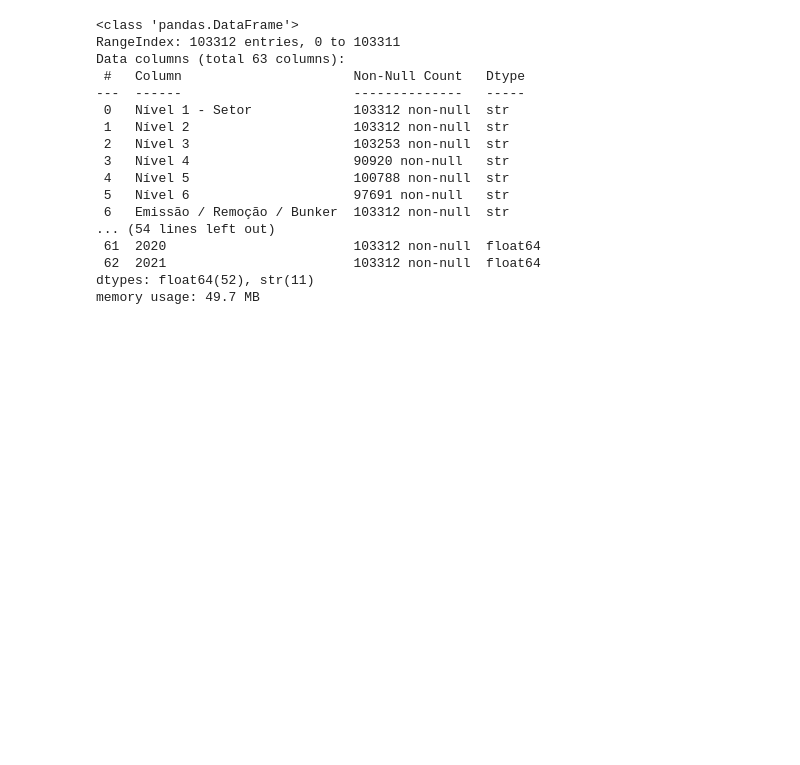
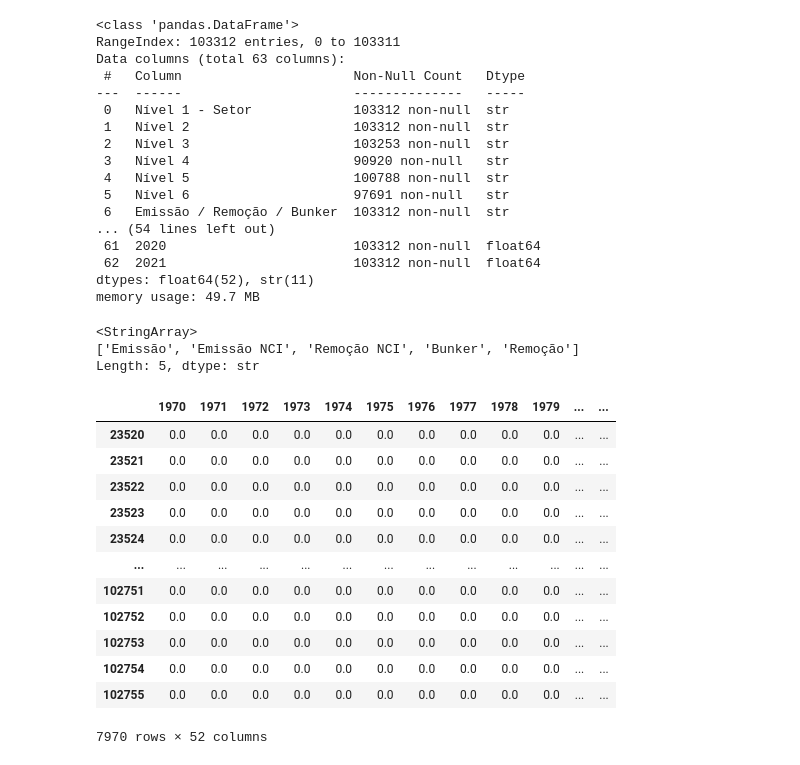
Before and after one commit to JulianoGarciaG/estudos-python, a Jupyter notebook: Pandas-Agrupando-Dados/Aula01/aula01.ipynb, the cells around one changed output. Saved outputs shown, nothing was run; the diff lists cells and outputs as text; code cells hidden in the pictures; blank space fills up the shorter version.

```diff
--- a/Pandas-Agrupando-Dados/Aula01/aula01.ipynb
+++ b/Pandas-Agrupando-Dados/Aula01/aula01.ipynb
@@ -1,7 +1,7 @@
 # %%
 import pandas as pd
 # %%
-url = r'C:\Users\JulianoGarciaGregóri\OneDrive - PerformaIT Cons. e Des. de Softwares\Documentos\estudos-python\Pandas-Agrupando-Dados\1-SEEG10_GERAL-BR_UF_2022.10.27-FINAL-SITE.xlsx'
+url = r'C:\Users\Pichau\estudos-python\estudos-python\Pandas-Agrupando-Dados\1-SEEG10_GERAL-BR_UF_2022.10.27-FINAL-SITE.xlsx'
 # %%
 emissoes_gases = pd.read_excel(url, sheet_name='GEE Estados')
 # %%
@@ -24,3 +24,25 @@ Data columns (total 63 columns):
  62  2021                        103312 non-null  float64
 dtypes: float64(52), str(11)
 memory usage: 49.7 MB
+# %%
+emissoes_gases['Emissão / Remoção / Bunker'].unique()
+# %% [output]
+<StringArray>
+['Emissão', 'Emissão NCI', 'Remoção NCI', 'Bunker', 'Remoção']
+Length: 5, dtype: str
+# %%
+emissoes_gases.loc[emissoes_gases['Emissão / Remoção / Bunker'].isin(['Remoção NCI', 'Remoção']), 1970:2021]
+# %% [output]
+|  | 1970 | 1971 | 1972 | 1973 | 1974 | 1975 | 1976 | 1977 | 1978 | 1979 | ... | ... |
+| 23520 | 0.0 | 0.0 | 0.0 | 0.0 | 0.0 | 0.0 | 0.0 | 0.0 | 0.0 | 0.0 | ... | ... |
+| 23521 | 0.0 | 0.0 | 0.0 | 0.0 | 0.0 | 0.0 | 0.0 | 0.0 | 0.0 | 0.0 | ... | ... |
+| 23522 | 0.0 | 0.0 | 0.0 | 0.0 | 0.0 | 0.0 | 0.0 | 0.0 | 0.0 | 0.0 | ... | ... |
+| 23523 | 0.0 | 0.0 | 0.0 | 0.0 | 0.0 | 0.0 | 0.0 | 0.0 | 0.0 | 0.0 | ... | ... |
+| 23524 | 0.0 | 0.0 | 0.0 | 0.0 | 0.0 | 0.0 | 0.0 | 0.0 | 0.0 | 0.0 | ... | ... |
+| ... | ... | ... | ... | ... | ... | ... | ... | ... | ... | ... | ... | ... |
+| 102751 | 0.0 | 0.0 | 0.0 | 0.0 | 0.0 | 0.0 | 0.0 | 0.0 | 0.0 | 0.0 | ... | ... |
+| 102752 | 0.0 | 0.0 | 0.0 | 0.0 | 0.0 | 0.0 | 0.0 | 0.0 | 0.0 | 0.0 | ... | ... |
+| 102753 | 0.0 | 0.0 | 0.0 | 0.0 | 0.0 | 0.0 | 0.0 | 0.0 | 0.0 | 0.0 | ... | ... |
+| 102754 | 0.0 | 0.0 | 0.0 | 0.0 | 0.0 | 0.0 | 0.0 | 0.0 | 0.0 | 0.0 | ... | ... |
+| 102755 | 0.0 | 0.0 | 0.0 | 0.0 | 0.0 | 0.0 | 0.0 | 0.0 | 0.0 | 0.0 | ... | ... |
+7970 rows × 52 columns
```
Also changed, not shown: parts of 7 cells of this notebook.
